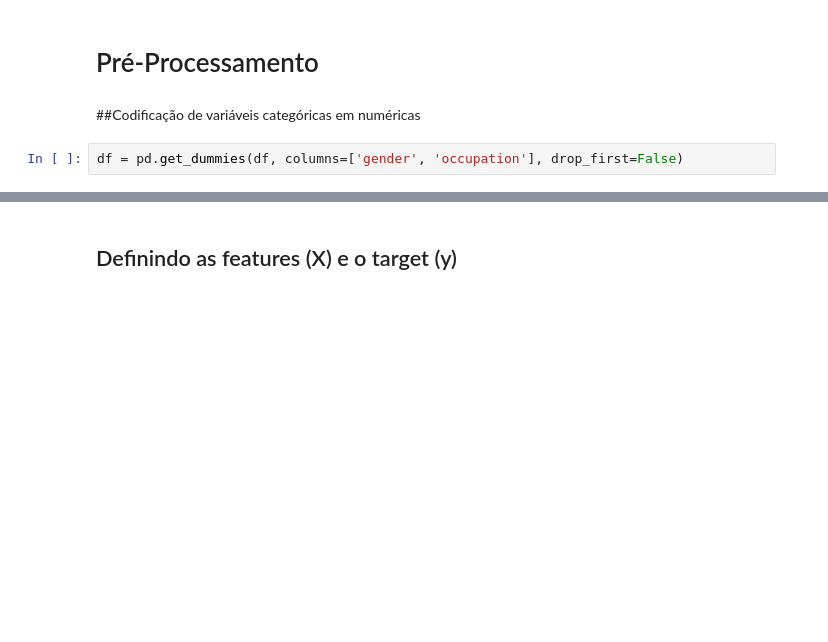
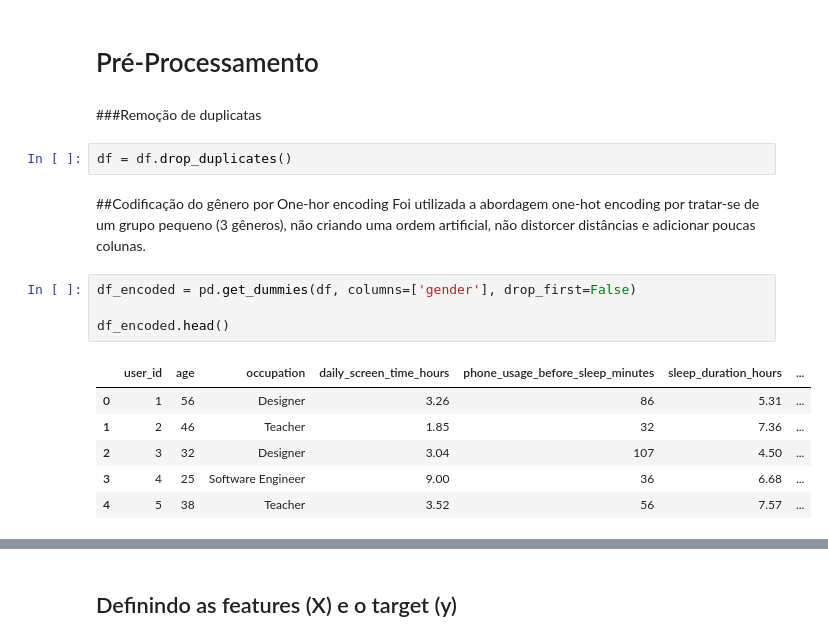
Before and after one commit to larissamitrof-collab/MVP-1, a Jupyter notebook: MVP1.ipynb, the cells around one changed output, grey strips where cells are left out. Cells and saved outputs as stored; diff of their text form; blank space fills up the shorter version.

```diff
--- a/MVP1.ipynb
+++ b/MVP1.ipynb
@@ -683,7 +766,21 @@ plt.show()
 O gráfico indica que o estresse dos usuários está muito mais ligado a fatores cognitivos e comportamentais do que a características demográficas ou hábitos isolados
 # %% [markdown]
 # Pré-Processamento
-# %% [markdown]
-##Codificação de variáveis categóricas em numéricas
+# %% [markdown]
+###Remoção de duplicatas
+# %%
+df = df.drop_duplicates()
+# %% [markdown]
+##Codificação do gênero por One-hor encoding
+Foi utilizada a abordagem one-hot encoding por tratar-se de um grupo pequeno (3 gêneros), não criando uma ordem artificial, não distorcer distâncias e adicionar poucas colunas.
 # %%
-df = pd.get_dummies(df, columns=['gender', 'occupation'], drop_first=False)
+df_encoded = pd.get_dummies(df, columns=['gender'], drop_first=False)
+
+df_encoded.head()
+# %% [output]
+|  | user_id | age | occupation | daily_screen_time_hours | phone_usage_before_sleep_minutes | sleep_duration_hours | ... |
+| 0 | 1 | 56 | Designer | 3.26 | 86 | 5.31 | ... |
+| 1 | 2 | 46 | Teacher | 1.85 | 32 | 7.36 | ... |
+| 2 | 3 | 32 | Designer | 3.04 | 107 | 4.50 | ... |
+| 3 | 4 | 25 | Software Engineer | 9.00 | 36 | 6.68 | ... |
+| 4 | 5 | 38 | Teacher | 3.52 | 56 | 7.57 | ... |
```
Also changed, not shown: parts of 21 cells of this notebook.
